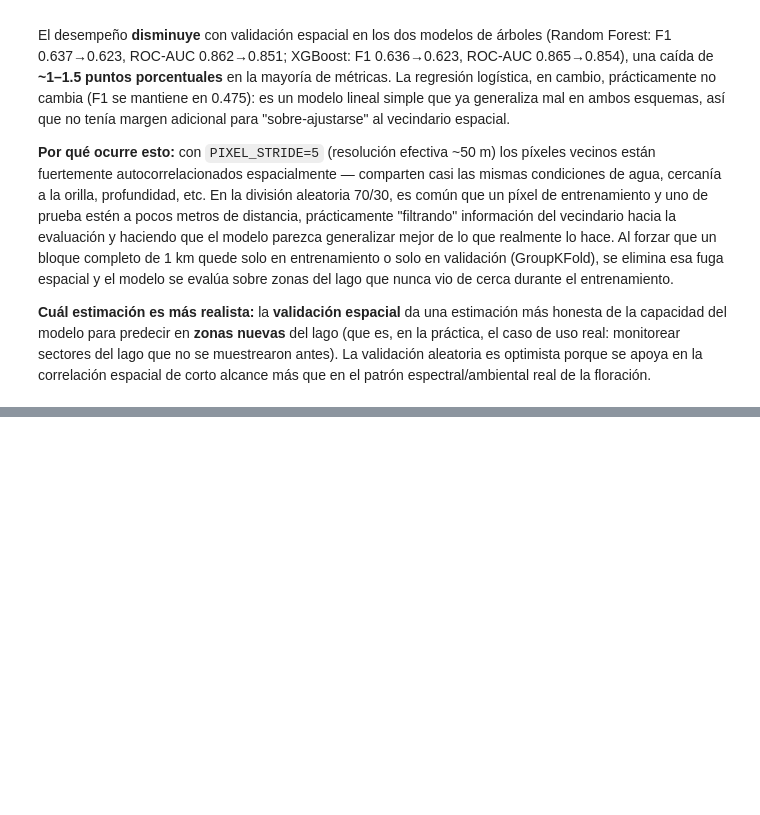
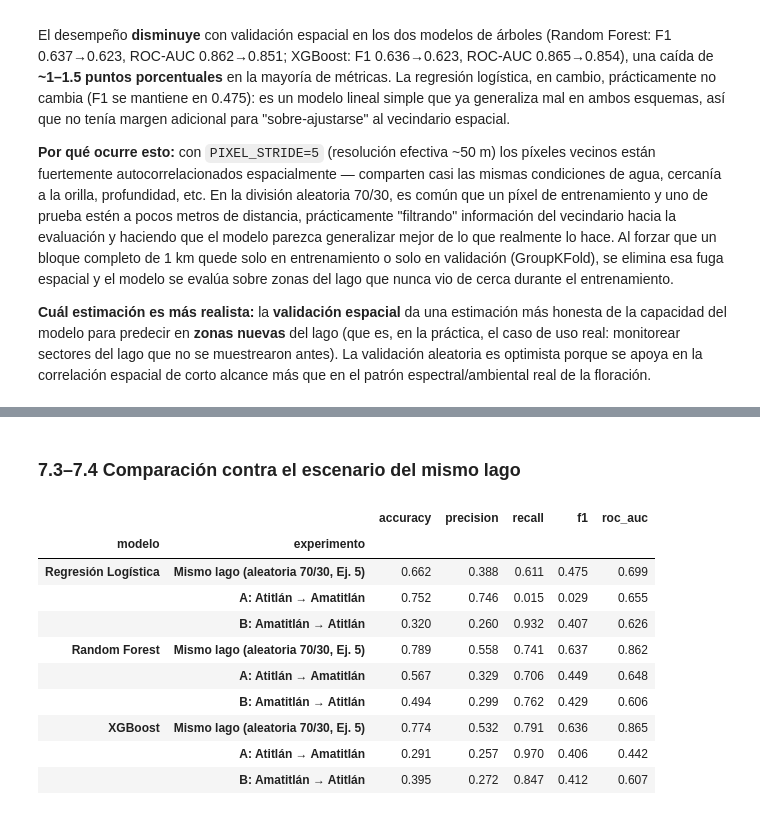
Before and after one commit to Ikeel04/Labs-DS, a Jupyter notebook: Lab4/Laboratorio4_Parte2.ipynb, the cells around one changed output, grey strips where cells are left out. Cells and saved outputs as stored; diff of their text form; code cells hidden in the pictures; blank space fills up the shorter version.

```diff
--- a/Lab4/Laboratorio4_Parte2.ipynb
+++ b/Lab4/Laboratorio4_Parte2.ipynb
@@ -1031,0 +1108,12 @@ El desempeño **disminuye** con validación espacial en los dos modelos de árbo
+# %%
+LAGO_DUMMY_COLS = [c for c in X.columns if c.startswith("lago_")]
+X_sin_lago = X.drop(columns=LAGO_DUMMY_COLS)
+print("Se excluyen del experimento las columnas de lago:", LAGO_DUMMY_COLS)
+
+idx_atitlan = df_ml["lago"] == "atitlan"
+idx_amatitlan = df_ml["lago"] == "amatitlan"
+
+X_atitlan, y_atitlan = X_sin_lago[idx_atitlan], y[idx_atitlan]
+X_amatitlan, y_amatitlan = X_sin_lago[idx_amatitlan], y[idx_amatitlan]
+
+print("Observaciones Atitlán:", X_atitlan.shape[0], "| Observaciones Amatitlán:", X_amatitlan.shape[0])
@@ -1031,0 +1170,30 @@ El desempeño **disminuye** con validación espacial en los dos modelos de árbo
+# %% [markdown]
+### 7.3–7.4 Comparación contra el escenario del mismo lago
+# %%
+filas = []
+for nombre in configs_finales:
+    filas.append({
+        "modelo": nombre, "experimento": "Mismo lago (aleatoria 70/30, Ej. 5)",
+        **{k: resumen_final[nombre][k] for k in ["accuracy", "precision", "recall", "f1", "roc_auc"]},
+    })
+    for exp_label in ["A: Atitlán → Amatitlán", "B: Amatitlán → Atitlán"]:
+        m = resultados_generalizacion[(nombre, exp_label)]
+        filas.append({
+            "modelo": nombre, "experimento": exp_label,
+            **{k: m[k] for k in ["accuracy", "precision", "recall", "f1", "roc_auc"]},
+        })
+
+tabla_generalizacion = pd.DataFrame(filas).set_index(["modelo", "experimento"])
+display(tabla_generalizacion.round(3))
+# %% [output]
+|  |  | accuracy | precision | recall | f1 | roc_auc |
+| modelo | experimento |  |  |  |  |  |
+| Regresión Logística | Mismo lago (aleatoria 70/30, Ej. 5) | 0.662 | 0.388 | 0.611 | 0.475 | 0.699 |
+|  | A: Atitlán → Amatitlán | 0.752 | 0.746 | 0.015 | 0.029 | 0.655 |
+|  | B: Amatitlán → Atitlán | 0.320 | 0.260 | 0.932 | 0.407 | 0.626 |
+| Random Forest | Mismo lago (aleatoria 70/30, Ej. 5) | 0.789 | 0.558 | 0.741 | 0.637 | 0.862 |
+|  | A: Atitlán → Amatitlán | 0.567 | 0.329 | 0.706 | 0.449 | 0.648 |
+|  | B: Amatitlán → Atitlán | 0.494 | 0.299 | 0.762 | 0.429 | 0.606 |
+| XGBoost | Mismo lago (aleatoria 70/30, Ej. 5) | 0.774 | 0.532 | 0.791 | 0.636 | 0.865 |
+|  | A: Atitlán → Amatitlán | 0.291 | 0.257 | 0.970 | 0.406 | 0.442 |
+|  | B: Amatitlán → Atitlán | 0.395 | 0.272 | 0.847 | 0.412 | 0.607 |
```
Also changed, not shown: parts of 27 cells of this notebook, 1 other file.
